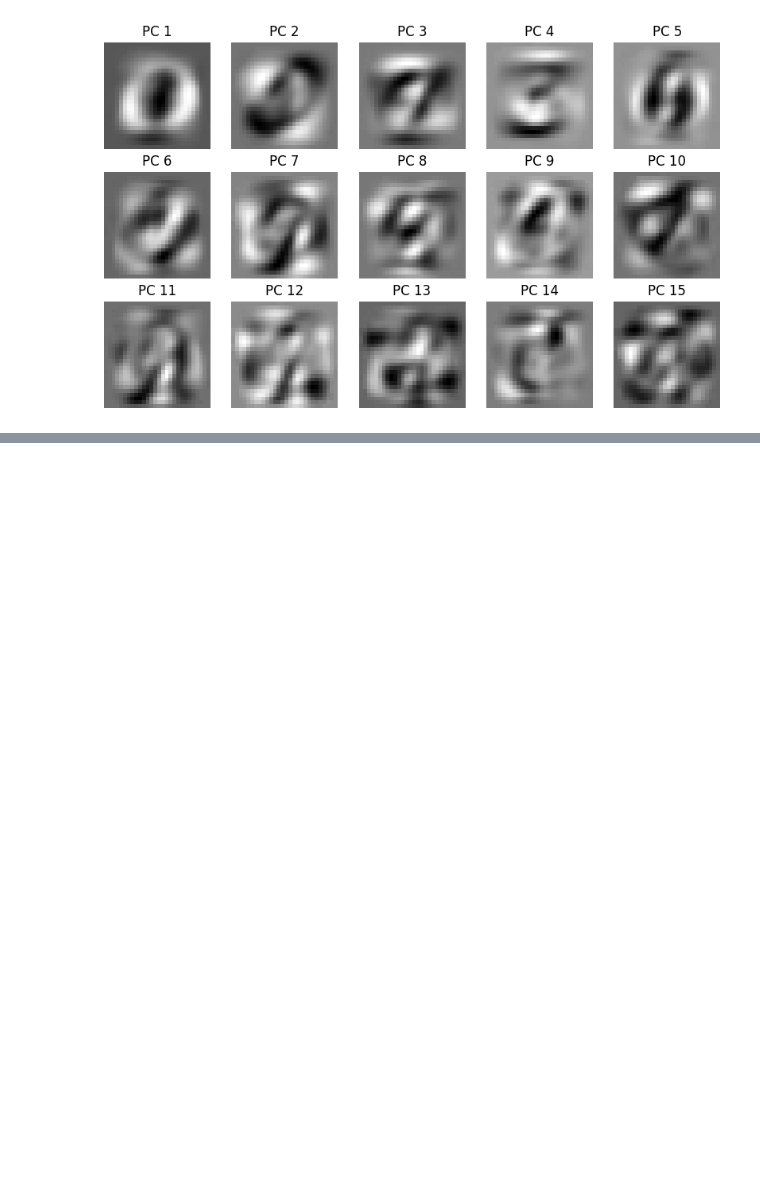
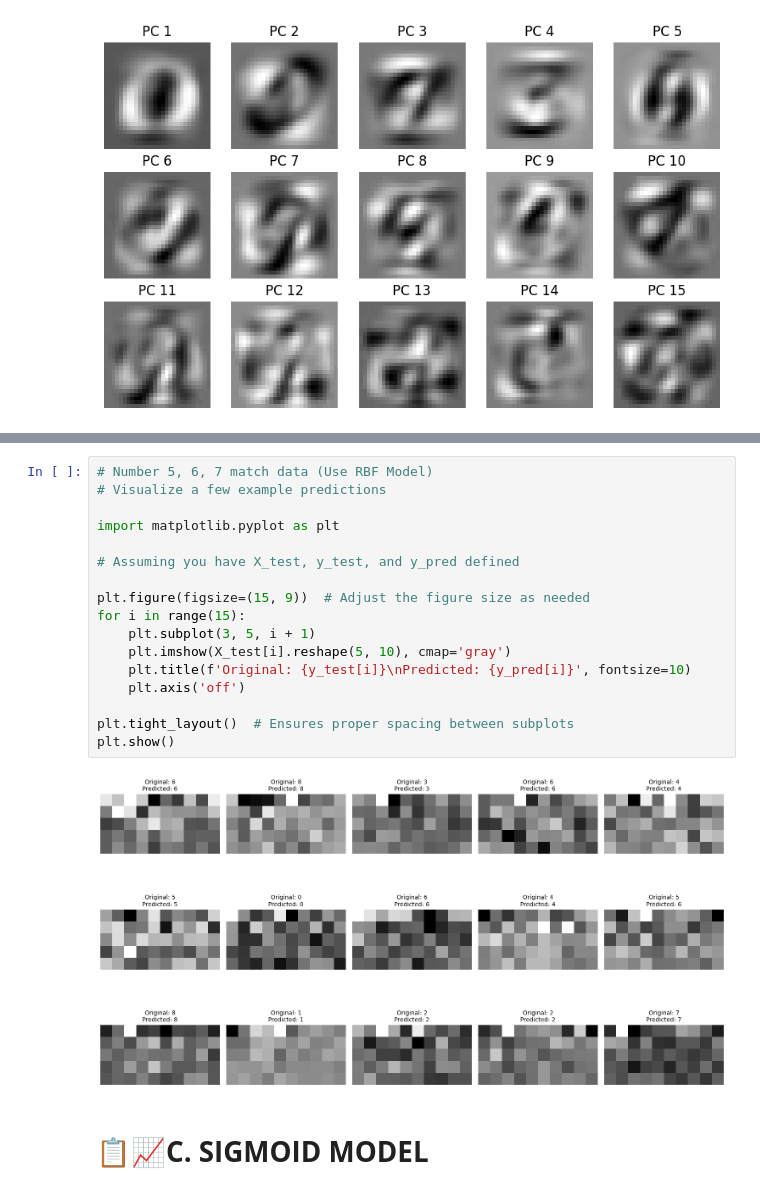
Before and after one commit to AdindaRahajengSilviaPranesti/MachineLearning_Quiz, a Jupyter notebook: Group_2_Machine_Learning_Quiz_1.ipynb, the cells around one changed output, grey strips where cells are left out. Saved outputs shown, nothing was run; the diff lists cells and outputs as text; blank space fills up the shorter version.

```diff
--- a/Group_2_Machine_Learning_Quiz_1.ipynb
+++ b/Group_2_Machine_Learning_Quiz_1.ipynb
@@ -256,0 +436,21 @@ y_test shape: torch.Size([6000])
+# %%
+# Number 5, 6, 7 match data (Use RBF Model)
+# Visualize a few example predictions
+
+import matplotlib.pyplot as plt
+
+# Assuming you have X_test, y_test, and y_pred defined
+
+plt.figure(figsize=(15, 9))  # Adjust the figure size as needed
+for i in range(15):
+    plt.subplot(3, 5, i + 1)
+    plt.imshow(X_test[i].reshape(5, 10), cmap='gray')
+    plt.title(f'Original: {y_test[i]}\nPredicted: {y_pred[i]}', fontsize=10)
+    plt.axis('off')
+
+plt.tight_layout()  # Ensures proper spacing between subplots
+plt.show()
+# %% [output]
+[figure, added]
+# %% [markdown]
+# **📋📈C. SIGMOID MODEL**
```
Also changed, not shown: parts of 28 cells of this notebook.
